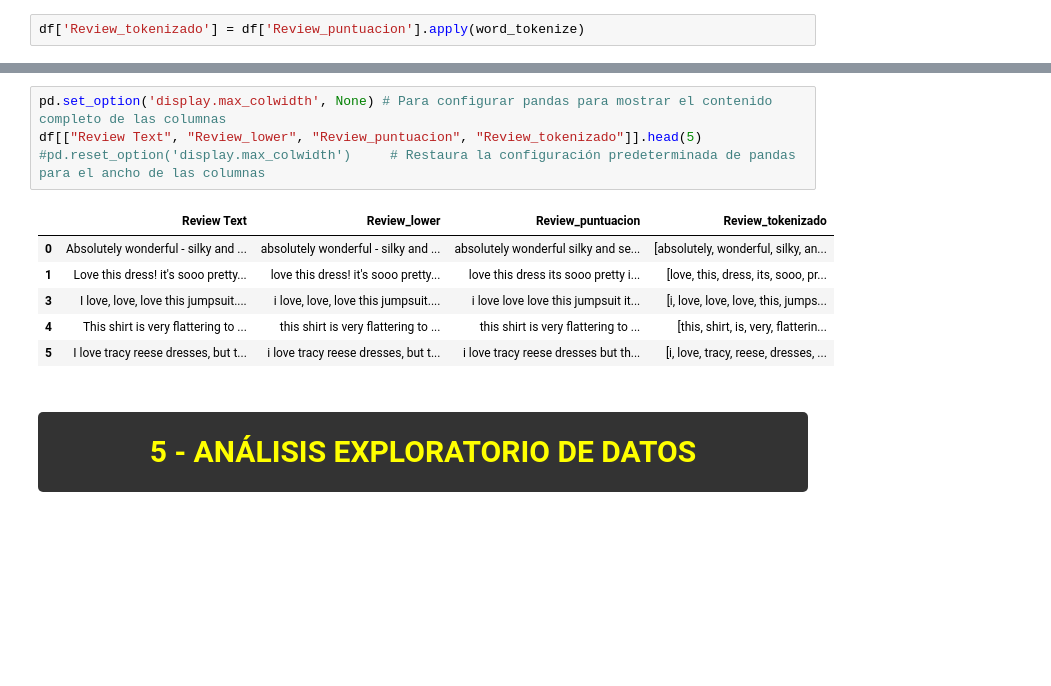
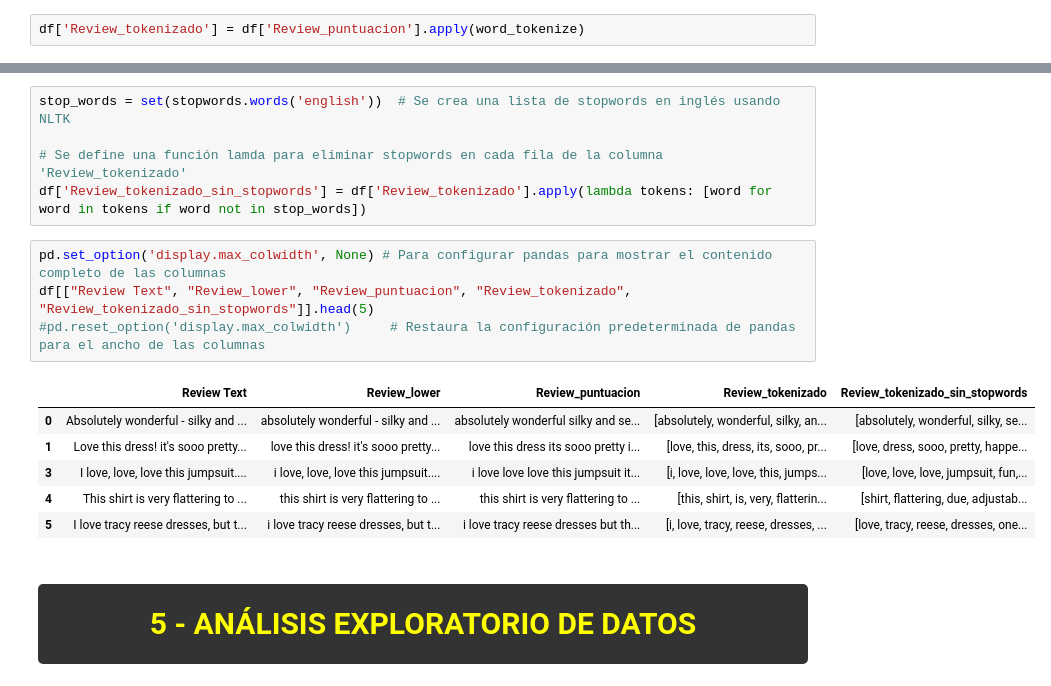
Before and after one commit to eugeinga/CODER-DataScienceIII, a Jupyter notebook: proyecto_final_ingaramo.ipynb, the cells around one changed output, grey strips where cells are left out. Drawn from its saved outputs; the diff is of its cells as text; blank space fills up the shorter version.

```diff
--- a/proyecto_final_ingaramo.ipynb
+++ b/proyecto_final_ingaramo.ipynb
@@ -347,14 +360,19 @@ df['Review_tokenizado'] = df['Review_puntuacion'].apply(word_tokenize)
+# %%
+stop_words = set(stopwords.words('english'))  # Se crea una lista de stopwords en inglés usando NLTK
+
+# Se define una función lamda para eliminar stopwords en cada fila de la columna 'Review_tokenizado'
+df['Review_tokenizado_sin_stopwords'] = df['Review_tokenizado'].apply(lambda tokens: [word for word in tokens if word not in stop_words])
 # %%
 pd.set_option('display.max_colwidth', None) # Para configurar pandas para mostrar el contenido completo de las columnas
-df[["Review Text", "Review_lower", "Review_puntuacion", "Review_tokenizado"]].head(5)
+df[["Review Text", "Review_lower", "Review_puntuacion", "Review_tokenizado", "Review_tokenizado_sin_stopwords"]].head(5)
 #pd.reset_option('display.max_colwidth')     # Restaura la configuración predeterminada de pandas para el ancho de las columnas
 # %% [output]
-|  | Review Text | Review_lower | Review_puntuacion | Review_tokenizado |
-| 0 | Absolutely wonderful - silky and ... | absolutely wonderful - silky and ... | absolutely wonderful silky and se... | [absolutely, wonderful, silky, an... |
-| 1 | Love this dress! it's sooo pretty... | love this dress! it's sooo pretty... | love this dress its sooo pretty i... | [love, this, dress, its, sooo, pr... |
-| 3 | I love, love, love this jumpsuit.... | i love, love, love this jumpsuit.... | i love love love this jumpsuit it... | [i, love, love, love, this, jumps... |
-| 4 | This shirt is very flattering to ... | this shirt is very flattering to ... | this shirt is very flattering to ... | [this, shirt, is, very, flatterin... |
-| 5 | I love tracy reese dresses, but t... | i love tracy reese dresses, but t... | i love tracy reese dresses but th... | [i, love, tracy, reese, dresses, ... |
+|  | Review Text | Review_lower | Review_puntuacion | Review_tokenizado | Review_tokenizado_sin_stopwords |
+| 0 | Absolutely wonderful - silky and ... | absolutely wonderful - silky and ... | absolutely wonderful silky and se... | [absolutely, wonderful, silky, an... | [absolutely, wonderful, silky, se... |
+| 1 | Love this dress! it's sooo pretty... | love this dress! it's sooo pretty... | love this dress its sooo pretty i... | [love, this, dress, its, sooo, pr... | [love, dress, sooo, pretty, happe... |
+| 3 | I love, love, love this jumpsuit.... | i love, love, love this jumpsuit.... | i love love love this jumpsuit it... | [i, love, love, love, this, jumps... | [love, love, love, jumpsuit, fun,... |
+| 4 | This shirt is very flattering to ... | this shirt is very flattering to ... | this shirt is very flattering to ... | [this, shirt, is, very, flatterin... | [shirt, flattering, due, adjustab... |
+| 5 | I love tracy reese dresses, but t... | i love tracy reese dresses, but t... | i love tracy reese dresses but th... | [i, love, tracy, reese, dresses, ... | [love, tracy, reese, dresses, one... |
 # %% [markdown]
 <a id="1"></a>
 # <div style="padding:20px;color:yellow;margin:0;font-size:30px;font-family:Verdana;text-align:center;display:fill;border-radius:5px;background-color:#333333;overflow:hidden"><b>5 - ANÁLISIS EXPLORATORIO DE DATOS </b></div>
```
Also changed, not shown: parts of 5 cells of this notebook.
